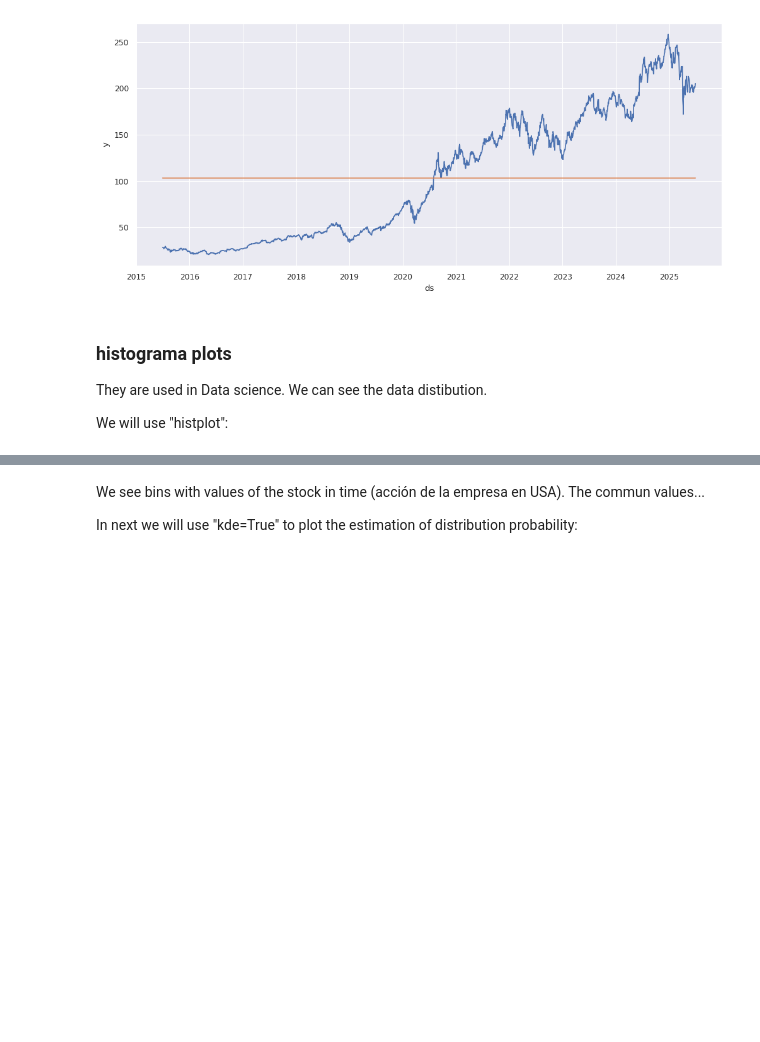
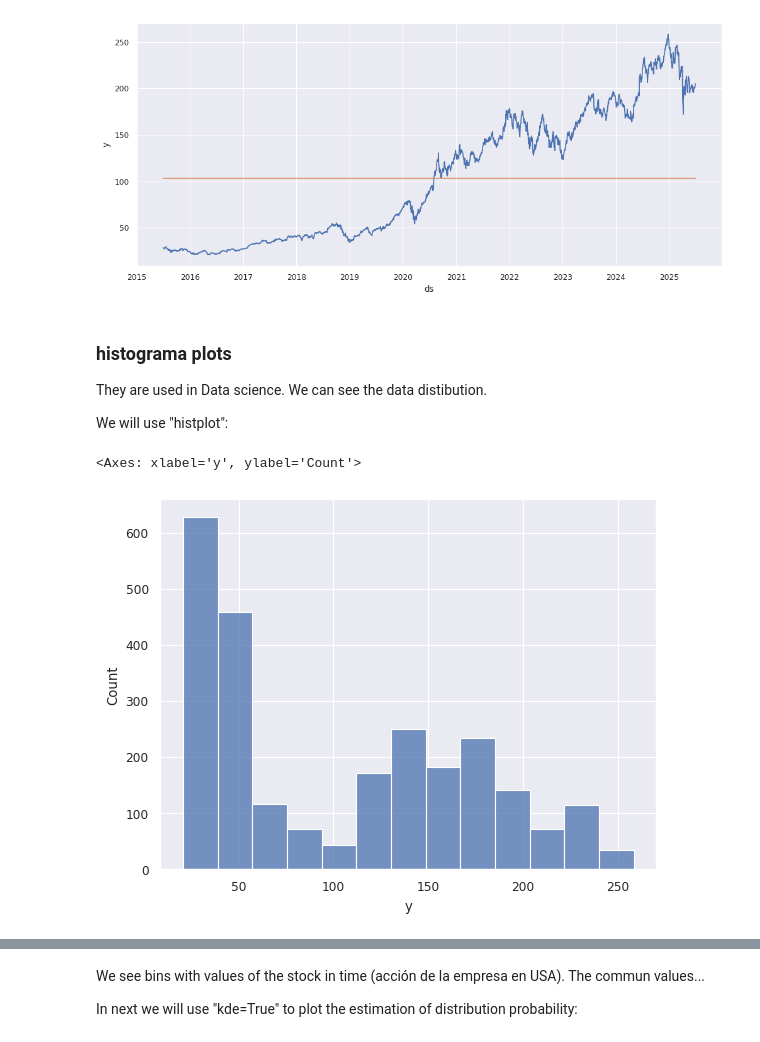
Before and after one commit to Alejandro-UDEA/Fisica_Computacional_Estudiante, a Jupyter notebook: Sesiones/seaborn/15_seaborn.ipynb, the cells around one changed output, grey strips where cells are left out. Cells and saved outputs as stored; diff of their text form; code cells hidden in the pictures; blank space fills up the shorter version.

```diff
--- a/Sesiones/seaborn/15_seaborn.ipynb
+++ b/Sesiones/seaborn/15_seaborn.ipynb
@@ -344,4 +373,9 @@ sns.lineplot(data=df_apple, x='ds', y='y_media', ax=ax);
 They are used in Data science. We can see the data distibution.
 
 We will use "histplot":
+# %%
+sns.histplot(data=df_apple, x='y')
+# %% [output]
+<Axes: xlabel='y', ylabel='Count'>
+[figure, added]
 # %%
```
Also changed, not shown: parts of 14 cells of this notebook, 1 other file.
